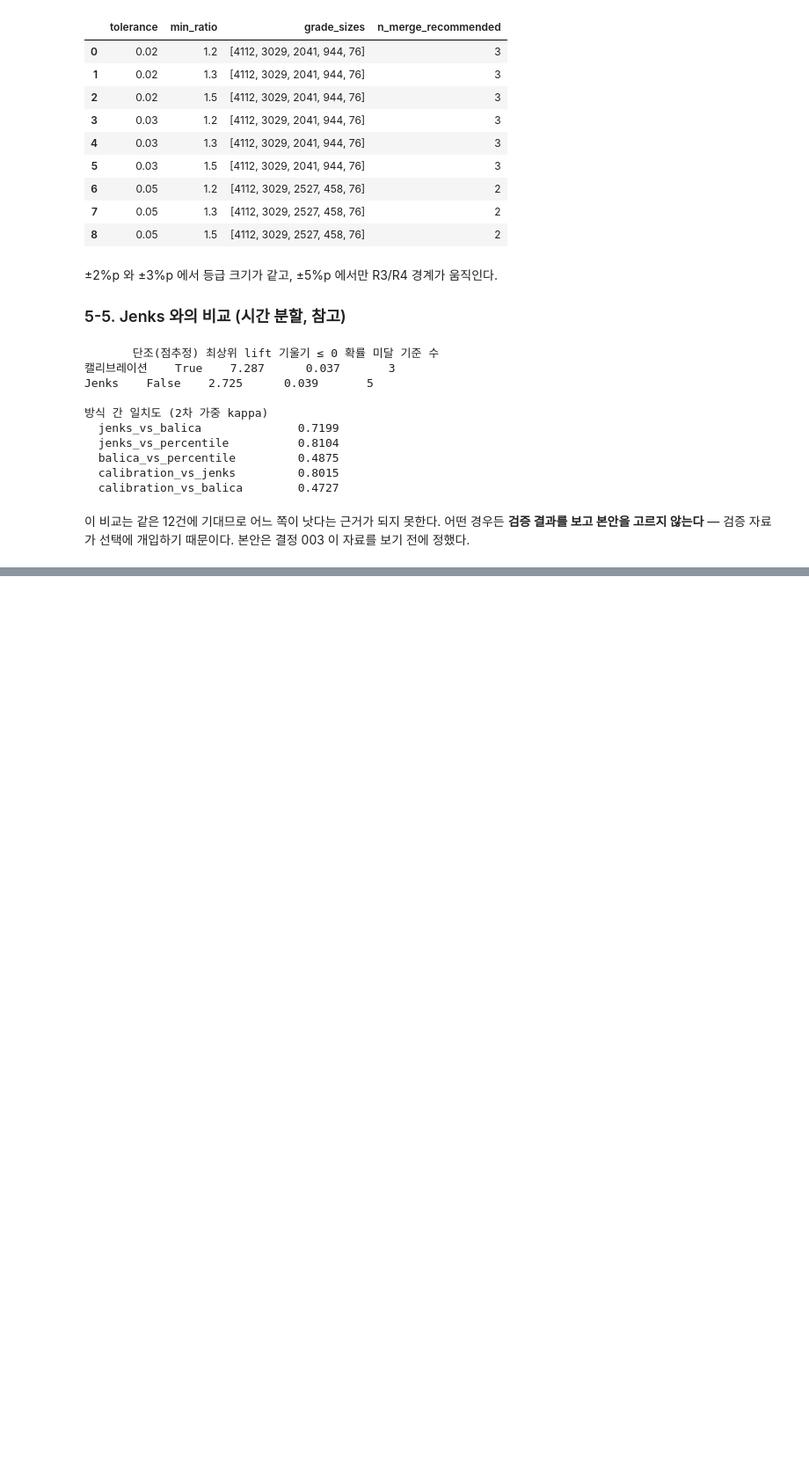
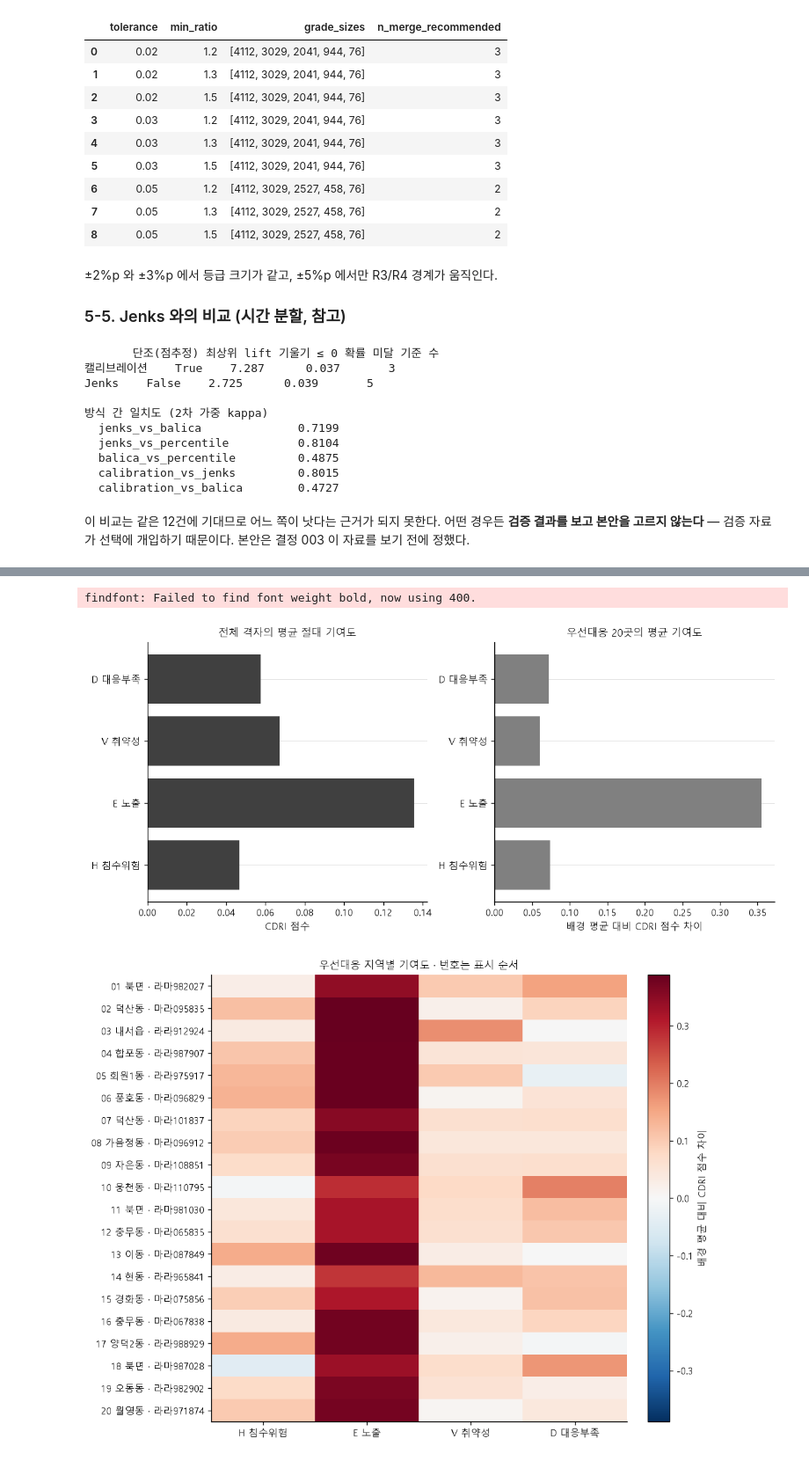
Before and after one commit to JaeHong-Jang/Changwon-, a Jupyter notebook: notebooks/04_modeling.ipynb, the cells around one changed output, grey strips where cells are left out. Shown at 88% size. Cells and saved outputs as stored; diff of their text form; code cells hidden in the pictures; blank space fills up the shorter version.

```diff
--- a/notebooks/04_modeling.ipynb
+++ b/notebooks/04_modeling.ipynb
@@ -841,0 +920,37 @@ Jenks    False    2.725      0.039       5
+# %%
+import matplotlib.pyplot as plt
+from src.visualization import style
+
+style.apply()
+xai_labels = ["H 침수위험", "E 노출", "V 취약성", "D 대응부족"]
+xai_figures = ROOT / "reports/figures/xai"
+xai_figures.mkdir(parents=True, exist_ok=True)
+fig, axes = plt.subplots(1, 2, figsize=(10, 4.5), layout="constrained")
+axes[0].barh(xai_labels, xai_summary["mean_absolute_shap"], color=style.DARK)
+axes[0].set_title("전체 격자의 평균 절대 기여도")
+axes[0].set_xlabel("CDRI 점수")
+axes[1].barh(xai_labels, xai_summary["top20_mean_shap"], color=style.MID)
+axes[1].axvline(0, color=style.INK, linewidth=.8)
+axes[1].set_title("우선대응 20곳의 평균 기여도")
+axes[1].set_xlabel("배경 평균 대비 CDRI 점수 차이")
+fig.savefig(xai_figures / "cdri_shap_summary.png")
+plt.show()
+plt.close(fig)
+
+fig, ax = plt.subplots(figsize=(9, 7), layout="constrained")
+xai_limit = float(np.abs(xai_top[xai_columns].to_numpy()).max())
+plot = ax.imshow(xai_top[xai_columns], cmap="RdBu_r", vmin=-xai_limit, vmax=xai_limit, aspect="auto")
+ax.set_xticks(range(4), xai_labels)
+ax.set_yticks(range(len(xai_top)), [
+    f"{row['rank']:02d} {row['neighborhood']} · {row['grid_id']}" for _, row in xai_top.iterrows()
+])
+ax.set_title("우선대응 지역별 기여도 · 번호는 표시 순서")
+ax.grid(False)
+fig.colorbar(plot, ax=ax, label="배경 평균 대비 CDRI 점수 차이")
+fig.savefig(xai_figures / "top20_shap.png")
+plt.show()
+plt.close(fig)
+# %% [output]
+findfont: Failed to find font weight bold, now using 400.
+[figure, added]
+[figure, added]
```
Also changed, not shown: parts of 11 cells of this notebook, 10 other files.
